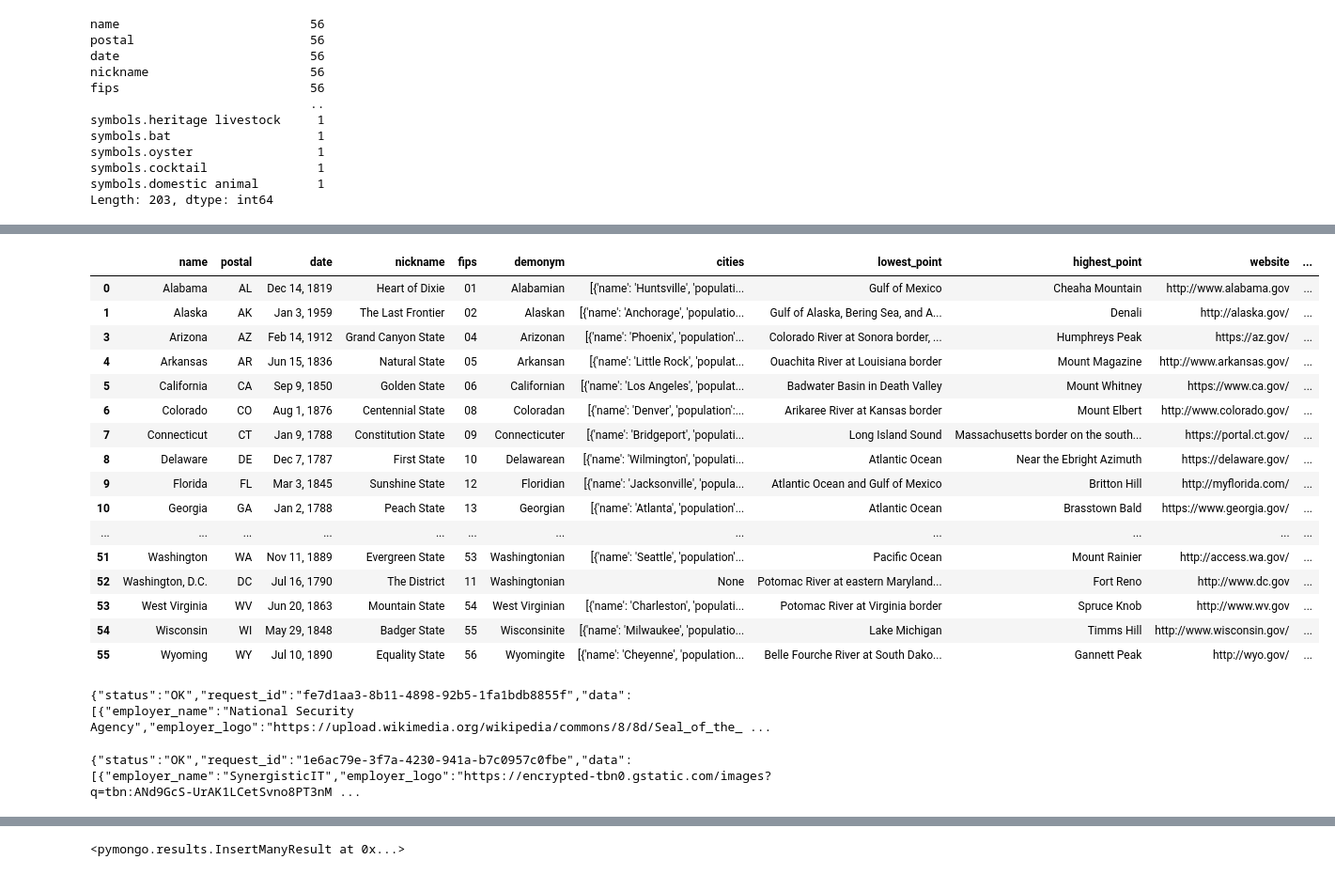
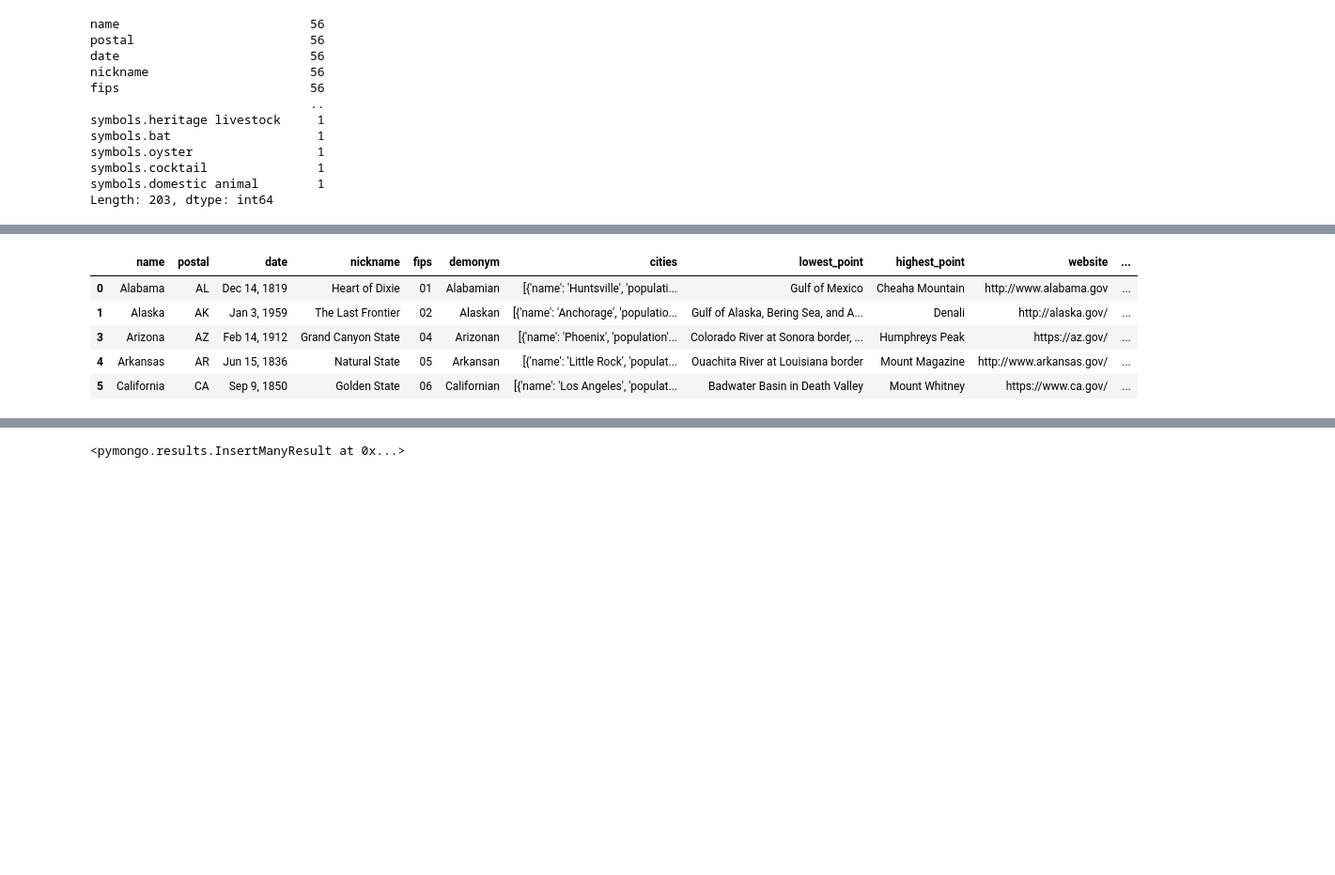
Before and after one commit to LibertyHeise/Data-Careers-Project-3, a Jupyter notebook: data.ipynb, the cells around one changed output, grey strips where cells are left out. Shown at 94% size. Drawn from its saved outputs; the diff is of its cells as text; code cells hidden in the pictures; blank space fills up the shorter version.

```diff
--- a/data.ipynb
+++ b/data.ipynb
@@ -101,4 +93,4 @@ clean_states_df = states_df.drop(columns=['status','other_nicknames','standard_f
-clean_states_df
+clean_states_df.head()
 # %% [output]
 |  | name | postal | date | nickname | fips | demonym | cities | lowest_point | highest_point | website | ... |
 | 0 | Alabama | AL | Dec 14, 1819 | Heart of Dixie | 01 | Alabamian | [{'name': 'Huntsville', 'populati... | Gulf of Mexico | Cheaha Mountain | http://www.alabama.gov | ... |
@@ -121,27 +101,16 @@ clean_states_df
 # %%
 # Show all columns of data frame
 pd.options.display.max_columns = None
 clean_states_df = clean_states_df.replace({np.nan: None})
 clean_states_df.to_html('states.html',index=False,classes=["table","table-striped","table-bordered"])
-clean_states_df
+clean_states_df.head()
 # %% [output]
 |  | name | postal | date | nickname | fips | demonym | cities | lowest_point | highest_point | website | ... |
 | 0 | Alabama | AL | Dec 14, 1819 | Heart of Dixie | 01 | Alabamian | [{'name': 'Huntsville', 'populati... | Gulf of Mexico | Cheaha Mountain | http://www.alabama.gov | ... |
 | 1 | Alaska | AK | Jan 3, 1959 | The Last Frontier | 02 | Alaskan | [{'name': 'Anchorage', 'populatio... | Gulf of Alaska, Bering Sea, and A... | Denali | http://alaska.gov/ | ... |
 | 3 | Arizona | AZ | Feb 14, 1912 | Grand Canyon State | 04 | Arizonan | [{'name': 'Phoenix', 'population'... | Colorado River at Sonora border, ... | Humphreys Peak | https://az.gov/ | ... |
 | 4 | Arkansas | AR | Jun 15, 1836 | Natural State | 05 | Arkansan | [{'name': 'Little Rock', 'populat... | Ouachita River at Louisiana border | Mount Magazine | http://www.arkansas.gov/ | ... |
 | 5 | California | CA | Sep 9, 1850 | Golden State | 06 | Californian | [{'name': 'Los Angeles', 'populat... | Badwater Basin in Death Valley | Mount Whitney | https://www.ca.gov/ | ... |
-| 6 | Colorado | CO | Aug 1, 1876 | Centennial State | 08 | Coloradan | [{'name': 'Denver', 'population':... | Arikaree River at Kansas border | Mount Elbert | http://www.colorado.gov/ | ... |
-| 7 | Connecticut | CT | Jan 9, 1788 | Constitution State | 09 | Connecticuter | [{'name': 'Bridgeport', 'populati... | Long Island Sound | Massachusetts border on the south... | https://portal.ct.gov/ | ... |
-| 8 | Delaware | DE | Dec 7, 1787 | First State | 10 | Delawarean | [{'name': 'Wilmington', 'populati... | Atlantic Ocean | Near the Ebright Azimuth | https://delaware.gov/ | ... |
-| 9 | Florida | FL | Mar 3, 1845 | Sunshine State | 12 | Floridian | [{'name': 'Jacksonville', 'popula... | Atlantic Ocean and Gulf of Mexico | Britton Hill | http://myflorida.com/ | ... |
-| 10 | Georgia | GA | Jan 2, 1788 | Peach State | 13 | Georgian | [{'name': 'Atlanta', 'population'... | Atlantic Ocean | Brasstown Bald | https://www.georgia.gov/ | ... |
-| ... | ... | ... | ... | ... | ... | ... | ... | ... | ... | ... | ... |
-| 51 | Washington | WA | Nov 11, 1889 | Evergreen State | 53 | Washingtonian | [{'name': 'Seattle', 'population'... | Pacific Ocean | Mount Rainier | http://access.wa.gov/ | ... |
-| 52 | Washington, D.C. | DC | Jul 16, 1790 | The District | 11 | Washingtonian | None | Potomac River at eastern Maryland... | Fort Reno | http://www.dc.gov | ... |
-| 53 | West Virginia | WV | Jun 20, 1863 | Mountain State | 54 | West Virginian | [{'name': 'Charleston', 'populati... | Potomac River at Virginia border | Spruce Knob | http://www.wv.gov | ... |
-| 54 | Wisconsin | WI | May 29, 1848 | Badger State | 55 | Wisconsinite | [{'name': 'Milwaukee', 'populatio... | Lake Michigan | Timms Hill | http://www.wisconsin.gov/ | ... |
-| 55 | Wyoming | WY | Jul 10, 1890 | Equality State | 56 | Wyomingite | [{'name': 'Cheyenne', 'population... | Belle Fourche River at South Dako... | Gannett Peak | http://wyo.gov/ | ... |
 # %%
 # Save url as variable
 url = "https://jsearch.p.rapidapi.com/search"
@@ -165,9 +134,7 @@ with open('entry_level_data_scientists.json', 'w') as outfile:
 
 
 # Print response
-print(response.text)
+#rint(response.text).head()
-# %% [output]
-{"status":"OK","request_id":"fe7d1aa3-8b11-4898-92b5-1fa1bdb8855f","data":[{"employer_name":"National Security Agency","employer_logo":"https://upload.wikimedia.org/wikipedia/commons/8/8d/Seal_of_the_ ...
 # %%
 # Save url as variable
 url = "https://jsearch.p.rapidapi.com/search"
@@ -191,9 +158,7 @@ with open('entry_level_data_analyst.json', 'w') as outfile:
 
 
 # Print response
-print(response.text)
+#print(response.text)
-# %% [output]
-{"status":"OK","request_id":"1e6ac79e-3f7a-4230-941a-b7c0957c0fbe","data":[{"employer_name":"SynergisticIT","employer_logo":"https://encrypted-tbn0.gstatic.com/images?q=tbn:ANd9GcS-UrAK1LCetSvno8PT3nM ...
 # %%
 # Select certain columns to be used and turn json file into a pandas data frame
 columns = ["employer_name","job_title","job_apply_link","job_description","job_is_remote","job_city","job_state","job_country","job_latitude","job_longitude"]
```
Also changed, not shown: parts of 9 cells of this notebook, 10 other files.
